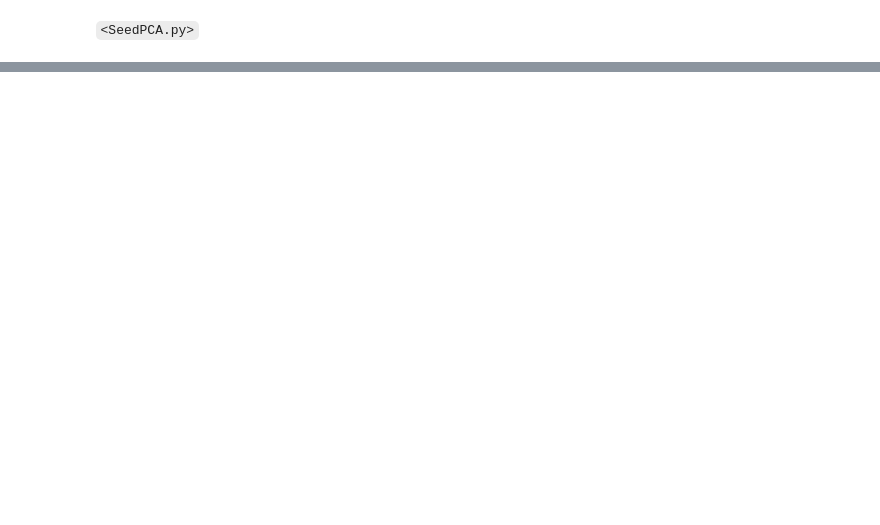
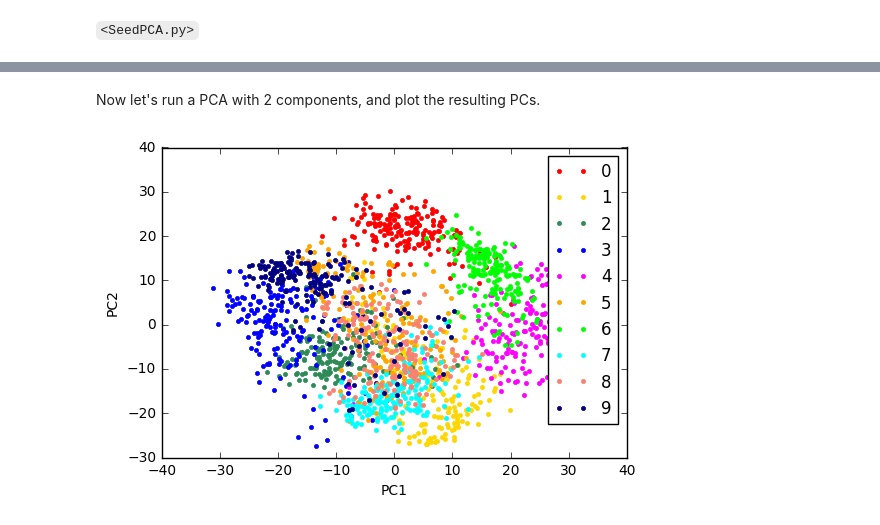
Before and after one commit to sathayas/JupyterAnalyticsSpring2018, a Jupyter notebook: PCA.ipynb, the cells around one changed output, grey strips where cells are left out. Saved outputs shown, nothing was run; the diff lists cells and outputs as text; code cells hidden in the pictures; blank space fills up the shorter version.

```diff
--- a/PCA.ipynb
+++ b/PCA.ipynb
@@ -195,0 +335,22 @@ plt.show()
+# %% [markdown]
+Now let's run a PCA with 2 components, and plot the resulting PCs.
+# %%
+# PCA with largest 2 PCs
+digitsPCA = PCA(n_components=2)
+digitsPCs = digitsPCA.fit_transform(digitsX)
+
+
+# plotting the PCs
+targetColors=['red','gold','seagreen','blue','fuchsia',
+              'orange','lime','cyan','salmon','navy']
+for i in range(10):
+    plt.plot(digitsPCs[digitsTargets==i,0],
+             digitsPCs[digitsTargets==i,1],
+             marker='.', ls='none', c=targetColors[i],
+             label=digitsFeatureNames[i])
+plt.xlabel('PC1')
+plt.ylabel('PC2')
+plt.legend()
+plt.show()
+# %% [output]
+[figure, added]
```
Also changed, not shown: parts of 36 cells of this notebook.
